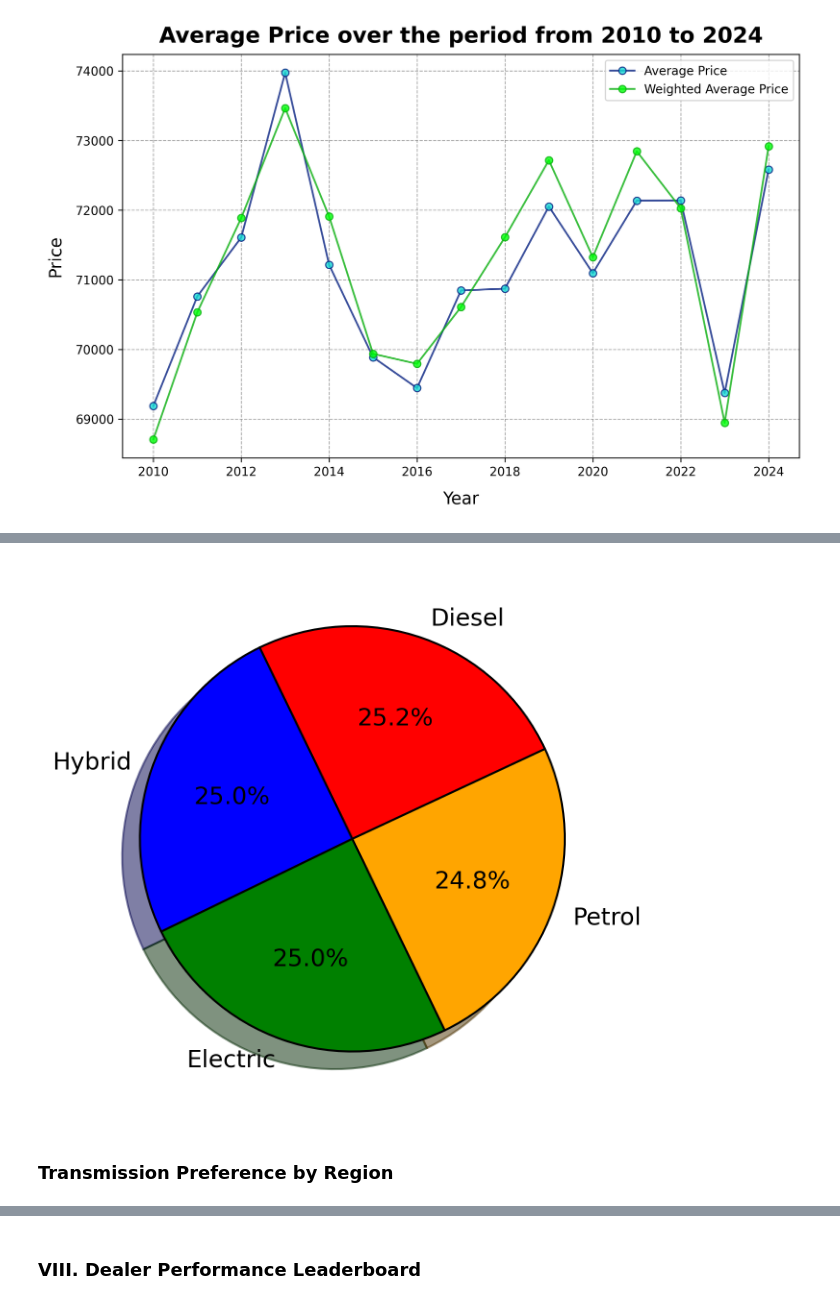
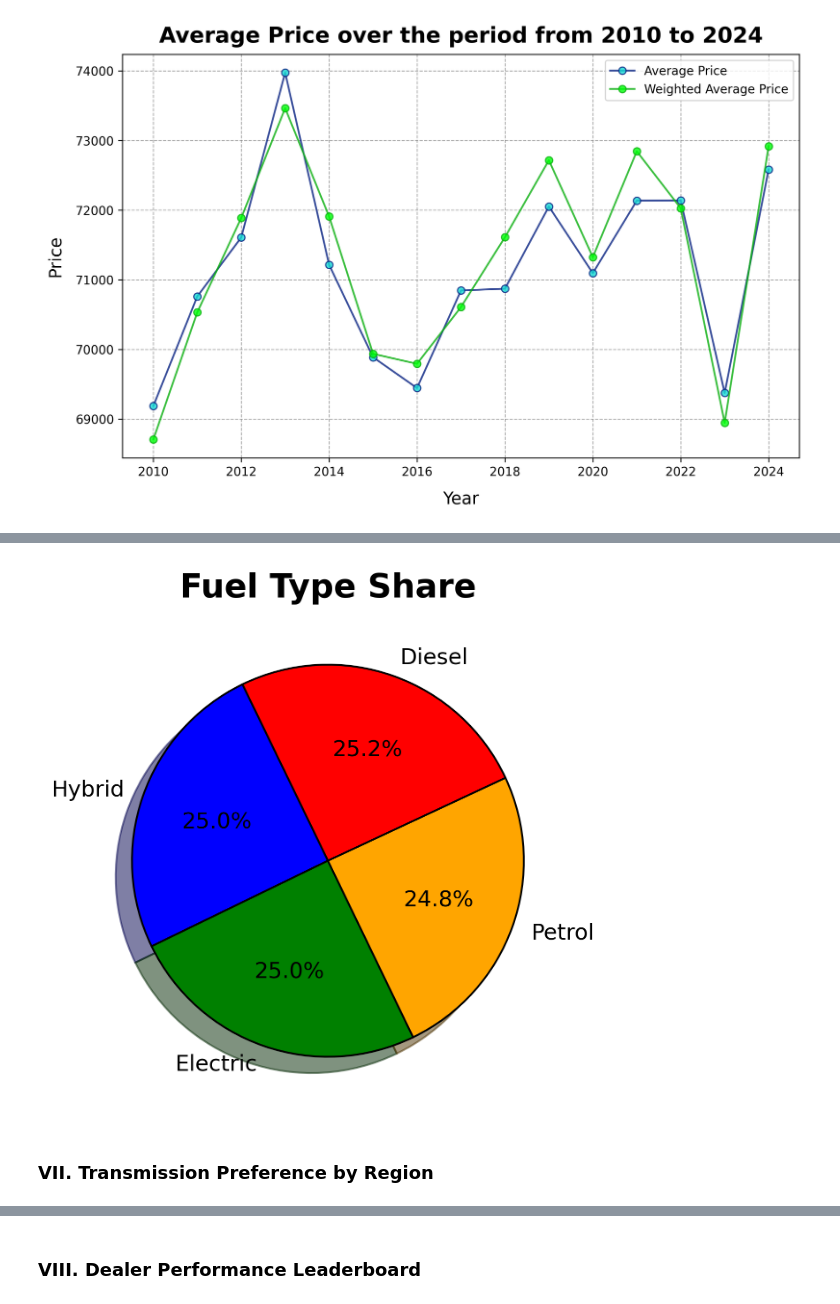
Before and after one commit to smartestnerdfromtown/bmw_sales_analysis_2010_2024, a Jupyter notebook: analysis.ipynb, the cells around one changed output, grey strips where cells are left out. Drawn from its saved outputs; the diff is of its cells as text; code cells hidden in the pictures.

Commit message:
average_price, fuel_type_share, transmission_preference. polisged

```diff
--- a/analysis.ipynb
+++ b/analysis.ipynb
@@ -595,22 +567,32 @@ fuel_type = [row["fuel_type"] for row in rows]
 # %%
 fig, ax = plt.subplots(dpi=300)
 ax.pie(
     total_units_sold,
     labels=fuel_type,
     autopct="%1.1f%%",
     startangle=25,
     colors=["red", "blue", "green", "orange"],
     shadow=True,
     radius=1.0,
     counterclock=True,
     wedgeprops={"linewidth": 1, "edgecolor": "black"},
     textprops={"fontsize": 12, "color": "black"},
 )
+ax.set_title(
+    "Fuel Type Share",
+    fontsize=18,
+    fontweight="bold",
+    color="black",
+    loc="center",
+    pad=10,
+)
+
+plt.savefig("images/fuelt_type_share.png", dpi=1200, bbox_inches="tight")
 plt.show()
 # %% [output]
-[figure, old version]
+[figure, new version]
 # %% [markdown]
-### Transmission Preference by Region
+### VII. Transmission Preference by Region
 # %%
 transmission_preference = spark.sql(
     """
```
Also changed, not shown: parts of 11 cells of this notebook, 3 other files.
